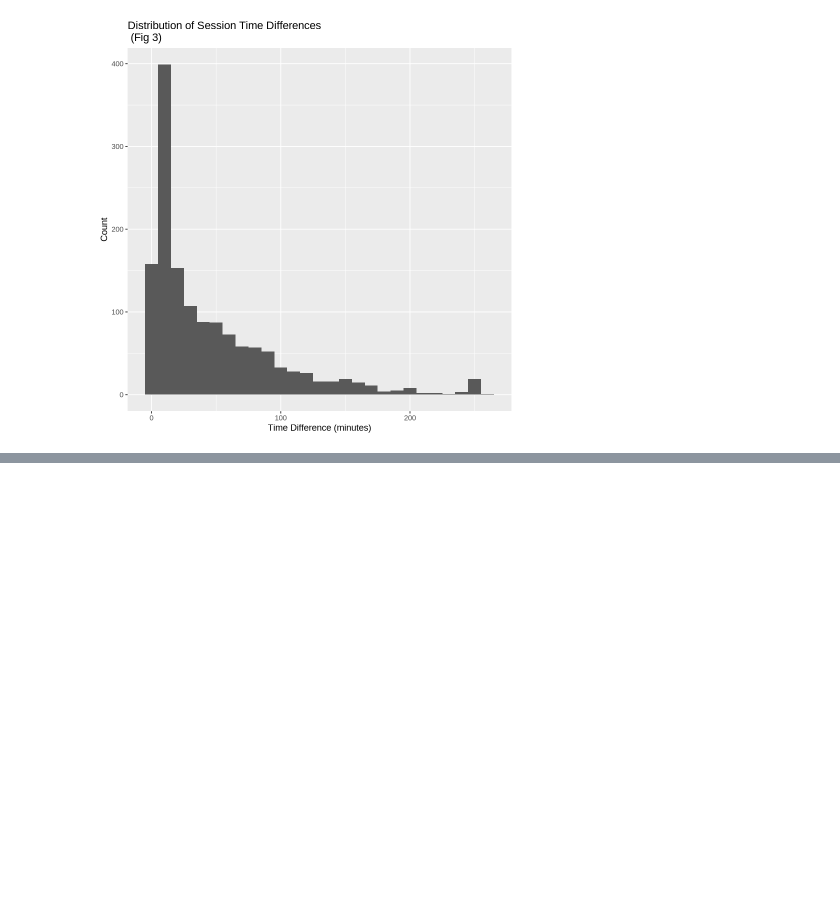
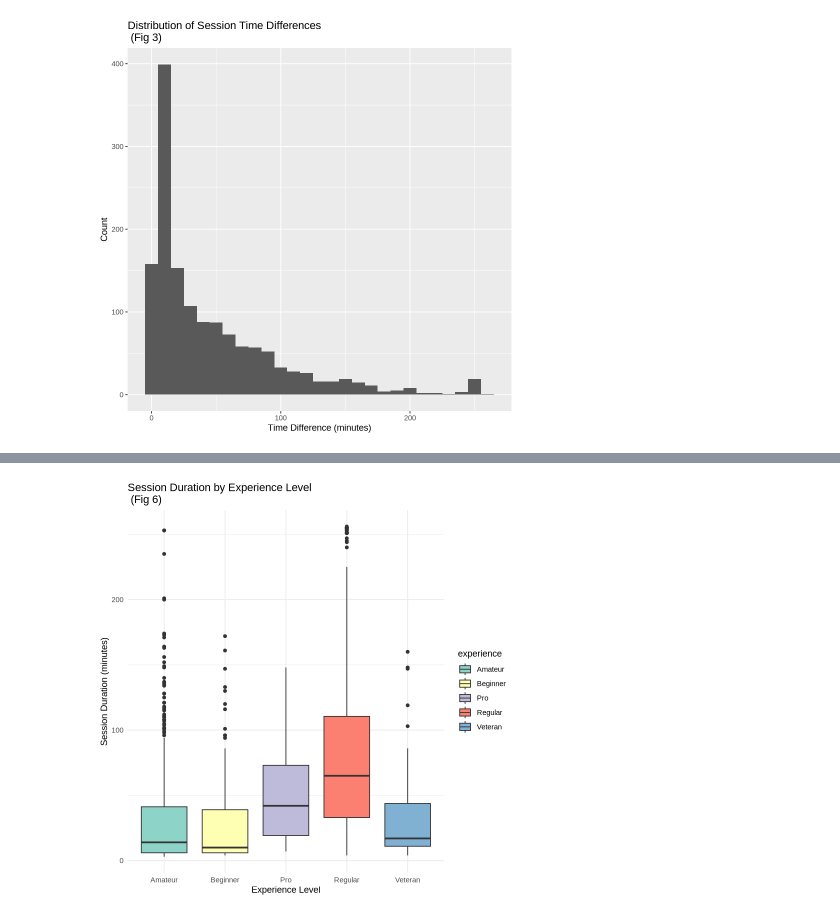
Before and after one commit to Bumblet3a/DSCi-Final, a Jupyter notebook: Project group.ipynb, the cells around one changed output, grey strips where cells are left out. Cells and saved outputs as stored; diff of their text form; code cells hidden in the pictures; blank space fills up the shorter version.

```diff
--- a/Project group.ipynb
+++ b/Project group.ipynb
@@ -353,19 +367,21 @@ ggplot(sessions_over_time, aes(x = date, y = session_count)) +
 # %%
 sessions_time_diff |>
   filter(time_diff > 0, time_diff < 300) |>
   left_join(players, by = "hashedEmail") |>
   ggplot(aes(x = experience, y = time_diff, fill = experience)) +
   geom_boxplot() +
   labs(
-    title = "Session Duration by Experience Level",
+    title = "Session Duration by Experience Level \n (Fig 6)",
     x = "Experience Level",
     y = "Session Duration (minutes)"
   ) +
   theme_minimal() +
   scale_fill_brewer(palette = "Set3")
 #bar plot helps focus on usual lengths without focusing on outliers, so more relevant comparisions between experience levels
 #colours just for clarity
 #differences between experiences answer whether subscription status predicts whether a player has high engagement.
+# %% [output]
+[figure, added]
 # %% [markdown]
 ## Sessions Data Analysis
 
```
Also changed, not shown: parts of 15 cells of this notebook.
